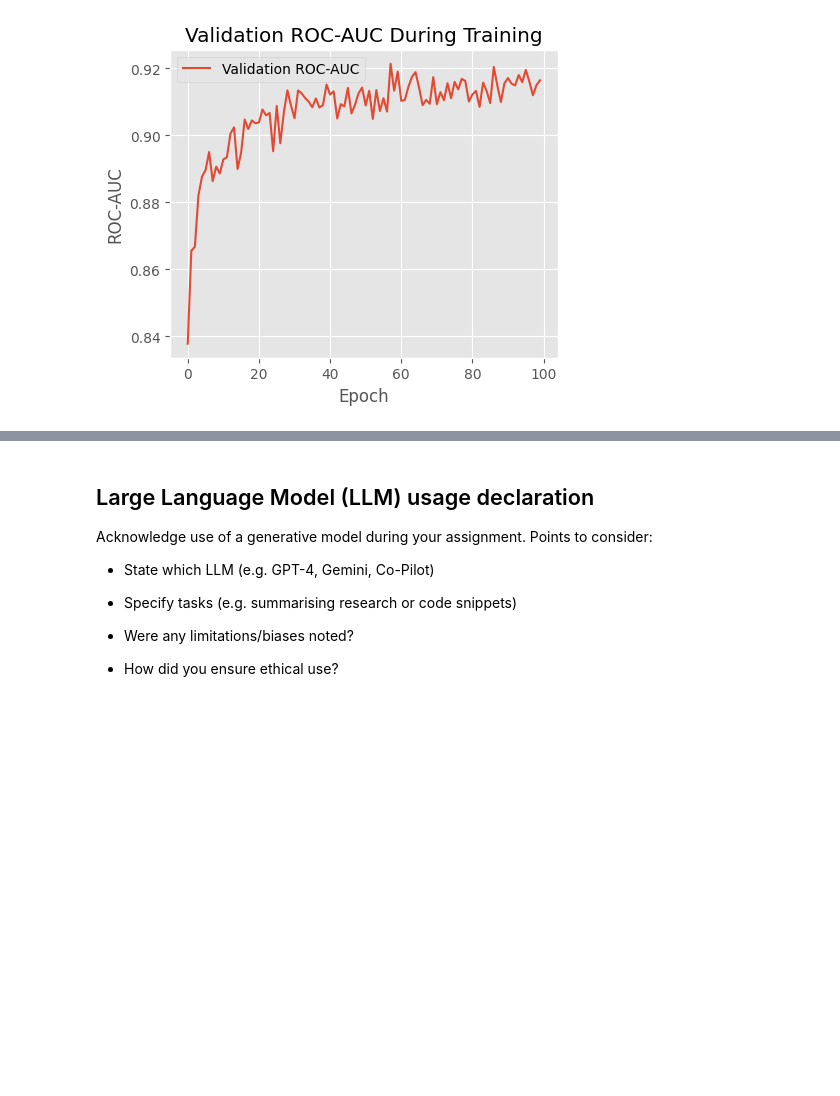
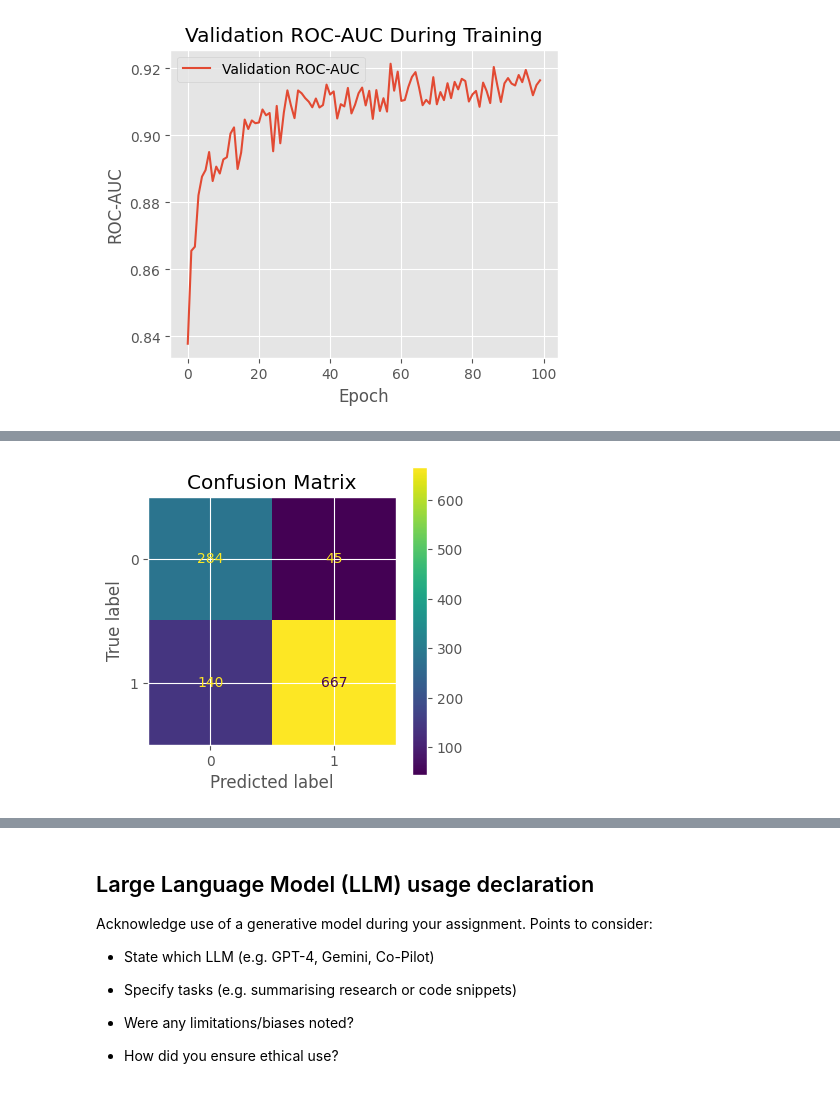
Before and after one commit to PhyTorch/Lecture, a Jupyter notebook: Research_Challenge.ipynb, the cells around one changed output, grey strips where cells are left out. Cells and saved outputs as stored; diff of their text form; code cells hidden in the pictures; blank space fills up the shorter version.

```diff
--- a/Research_Challenge.ipynb
+++ b/Research_Challenge.ipynb
@@ -611,0 +626,11 @@ plt.show()
+# %%
+# Confusion matrix
+cm = confusion_matrix(y_true_test, y_pred_test)
+
+fig, ax = plt.subplots(figsize=(4, 4))
+disp = ConfusionMatrixDisplay(confusion_matrix=cm)
+disp.plot(ax=ax)
+plt.title("Confusion Matrix")
+plt.show()
+# %% [output]
+[figure, added]
```
Also changed, not shown: parts of 3 cells of this notebook.
